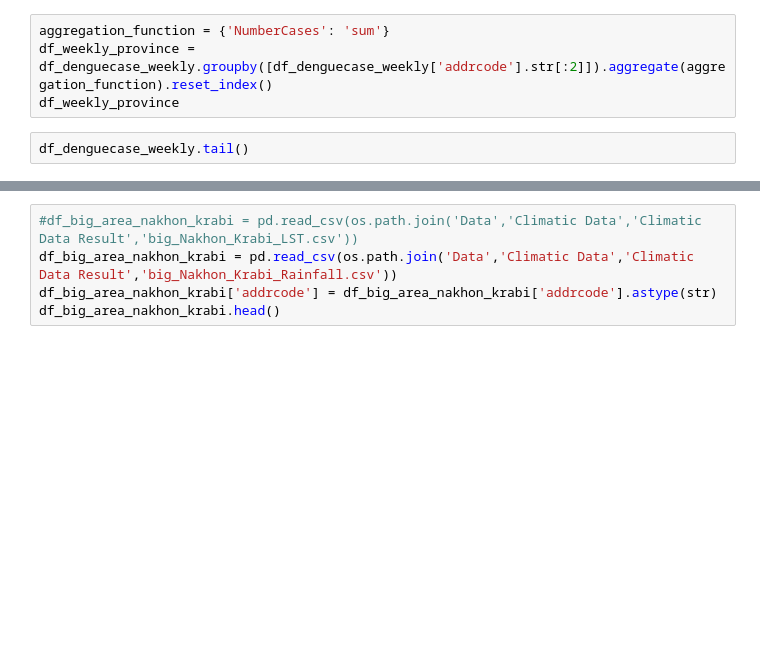
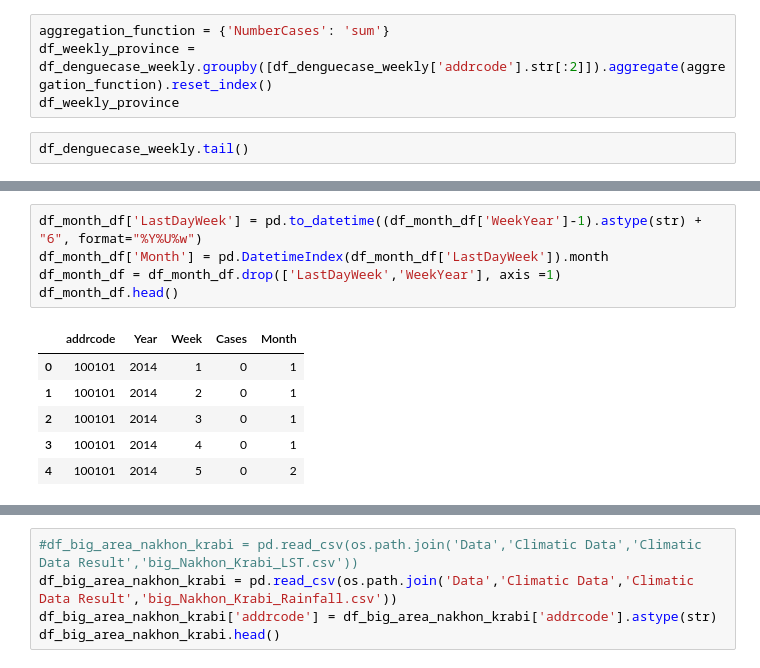
Before and after one commit to boonpakornn/dengue_data_statistic, a Jupyter notebook: Data Statistics.ipynb, the cells around one changed output, grey strips where cells are left out. Cells and saved outputs as stored; diff of their text form; blank space fills up the shorter version.

```diff
--- a/Data Statistics.ipynb
+++ b/Data Statistics.ipynb
@@ -131,0 +166,12 @@ df_denguecase_weekly.tail()
+# %%
+df_month_df['LastDayWeek'] = pd.to_datetime((df_month_df['WeekYear']-1).astype(str) + "6", format="%Y%U%w")
+df_month_df['Month'] = pd.DatetimeIndex(df_month_df['LastDayWeek']).month
+df_month_df = df_month_df.drop(['LastDayWeek','WeekYear'], axis =1)
+df_month_df.head()
+# %% [output]
+|  | addrcode | Year | Week | Cases | Month |
+| 0 | 100101 | 2014 | 1 | 0 | 1 |
+| 1 | 100101 | 2014 | 2 | 0 | 1 |
+| 2 | 100101 | 2014 | 3 | 0 | 1 |
+| 3 | 100101 | 2014 | 4 | 0 | 1 |
+| 4 | 100101 | 2014 | 5 | 0 | 2 |
```
Also changed, not shown: parts of 29 cells of this notebook, 23 other files.
